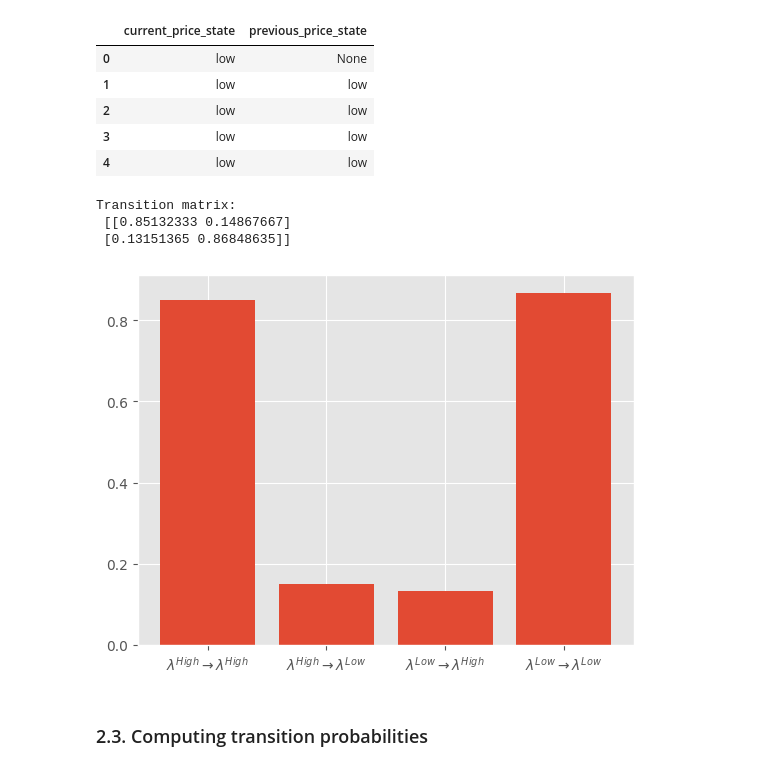
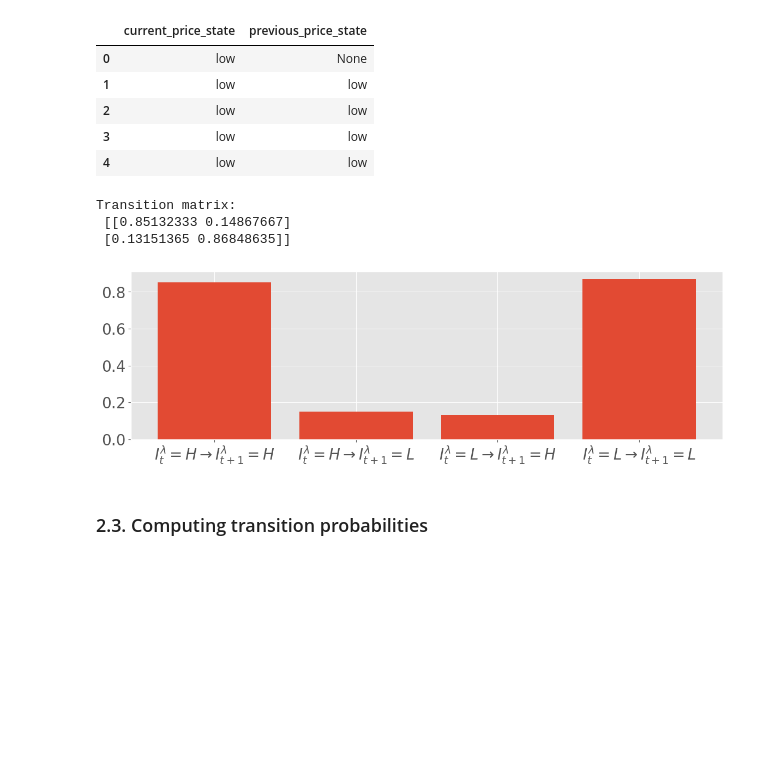
Before and after one commit to albertkjoller/ml-energy-systems, a Jupyter notebook: src/assignment2/notebooks/explainer_notebook.ipynb, the cells around one changed output. Cells and saved outputs as stored; diff of their text form; code cells hidden in the pictures; blank space fills up the shorter version.

```diff
--- a/src/assignment2/notebooks/explainer_notebook.ipynb
+++ b/src/assignment2/notebooks/explainer_notebook.ipynb
@@ -191,12 +169,16 @@ DK1_dataset['Hour'] = DK1_dataset['StartTimeUTC'].dt.hour
 # Compute probability of high price per hour (daily pattern)
 indicator_prob      = DK1_dataset.groupby('Hour').agg({'low_high_indicator': 'mean'}).reset_index()
 
-fig = plt.figure(figsize=(8, 4))
-plt.plot(indicator_prob['Hour'], indicator_prob['low_high_indicator'])
-plt.ylabel('$p(\lambda_{h}=High \mid \mathcal{D})$')
-plt.xlabel('Hour of day, $h$')
+fig = plt.figure(figsize=(8, 6))
+plt.rc('xtick', labelsize=20)
+plt.rc('ytick', labelsize=20)
+
+plt.plot(indicator_prob['Hour'], indicator_prob['low_high_indicator'], linewidth=4)
+plt.ylabel('$p(I^{\lambda}=H \mid \mathcal{D})$', fontsize=24)
+plt.xlabel('Hour of day, $h$', fontsize=24)
 plt.xticks(np.arange(24)[::2], np.arange(24)[::2])
 plt.ylim([0, 1])
-plt.title('Probability of high price per hour (daily pattern)')
+# plt.title('Probability of high price per hour (daily pattern)')
+# make text larger
 plt.show()
 # %% [output]
@@ -233,26 +215,27 @@ price_changes.head()
 # %%
 LtoL = price_changes.query('previous_price_state == "low" and current_price_state == "low"').shape[0]   / price_changes.query('previous_price_state == "low"').shape[0]
 LtoH = price_changes.query('previous_price_state == "low" and current_price_state == "high"').shape[0]  / price_changes.query('previous_price_state == "low"').shape[0]
 HtoL = price_changes.query('previous_price_state == "high" and current_price_state == "low"').shape[0]  / price_changes.query('previous_price_state == "high"').shape[0]
 HtoH = price_changes.query('previous_price_state == "high" and current_price_state == "high"').shape[0] / price_changes.query('previous_price_state == "high"').shape[0]
 
 price_probs = np.array([[HtoH, HtoL], [LtoH, LtoL], ])
 print(f"Transition matrix: \n {price_probs}")
 
 # Visualize the distribution of the price state changes
+plt.figure(figsize=(14, 4))
 plt.bar([
-    '$\lambda^{High} \\rightarrow \lambda^{High}$',
-    '$\lambda^{High} \\rightarrow \lambda^{Low}$',
-    '$\lambda^{Low} \\rightarrow \lambda^{High}$',
-    '$\lambda^{Low} \\rightarrow \lambda^{Low}$',
+    '$I^\lambda_t = H \\rightarrow I^\lambda_{t+1} = H$',
+    '$I^\lambda_t = H \\rightarrow I^\lambda_{t+1} = L$',
+    '$I^\lambda_t = L \\rightarrow I^\lambda_{t+1} = H$',
+    '$I^\lambda_t = L \\rightarrow I^\lambda_{t+1} = L$',
     ],
     price_probs.flatten()
 )
 plt.show()
 # %% [output]
 Transition matrix:
  [[0.85132333 0.14867667]
  [0.13151365 0.86848635]]
-[figure, old version]
+[figure, new version]
 # %% [markdown]
 ### 2.3. Computing transition probabilities
```
Also changed, not shown: parts of 21 cells of this notebook, 5 other files.
